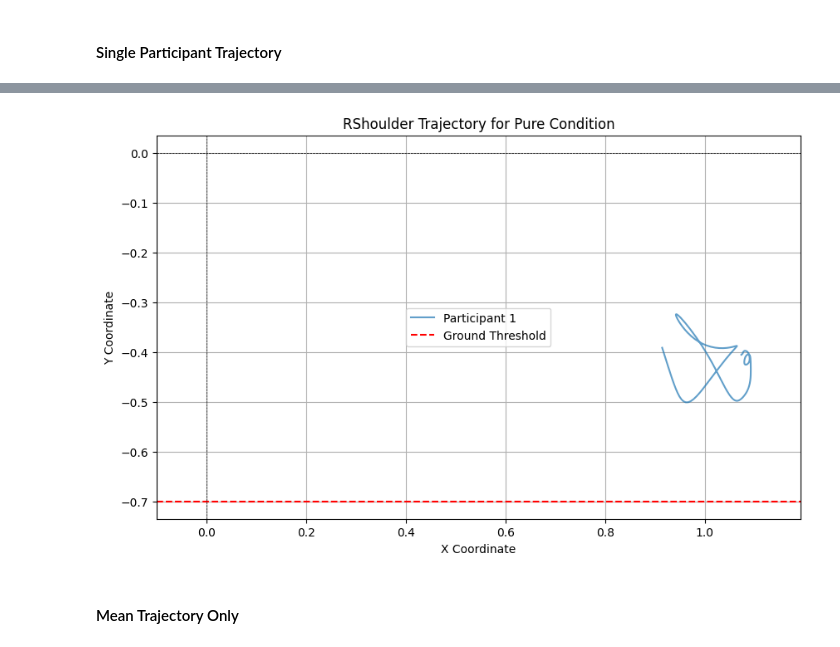
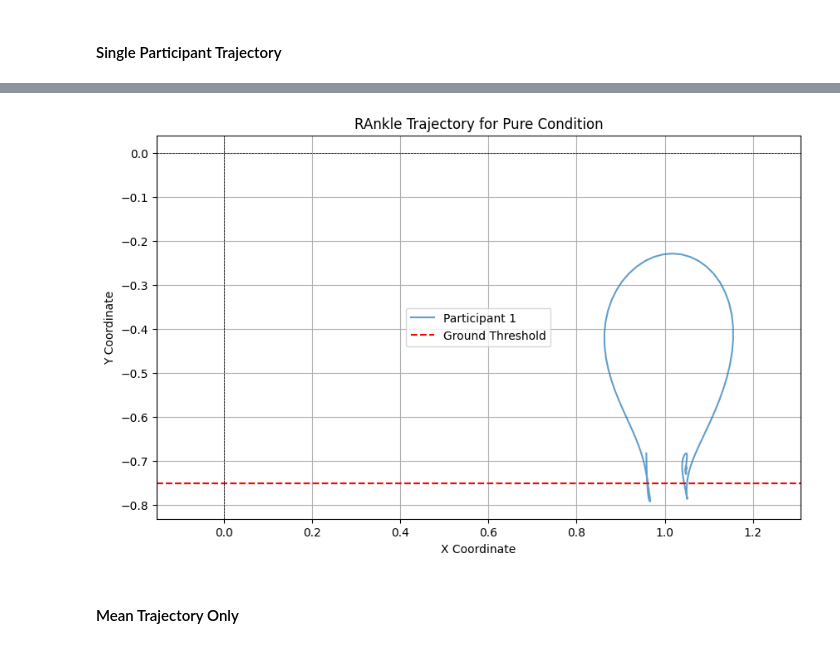
Before and after one commit to Niels-Engedal/GymTracker, a Jupyter notebook: Scripts/analysis_notebook.ipynb, the cells around one changed output, grey strips where cells are left out. Saved outputs shown, nothing was run; the diff lists cells and outputs as text; code cells hidden in the pictures.

```diff
--- a/Scripts/analysis_notebook.ipynb
+++ b/Scripts/analysis_notebook.ipynb
@@ -159,7 +159,7 @@ for joint in joint_names:
 
 # Step 4: Angular Velocity Calculation
 # Identify angular columns (e.g., `right_knee`, `left_knee`, etc.)
-angular_cols = [col for col in merged_df.columns if col in ["right_knee", "left_knee", "left_ankle", "right_ankle"]]
+angular_cols = [col for col in merged_df.columns if col in ["right_knee", "left_knee", "left_ankle", "right_ankle", "left_hip"]]
 for col in angular_cols:
     merged_df[f"{col}_ang_vel"] = merged_df[col].diff() / merged_df["time"].diff()
 
@@ -429,17 +369,17 @@ def plot_joint_trajectory(
 # %%
-joint_to_plot = "RShoulder"
-ground_y_threshold = -0.7
+joint_to_plot = "RAnkle"
+ground_y_threshold = -0.75
 
 plot_joint_trajectory(
     df=merged_df,
     joint_name=joint_to_plot,
     participants=["1", "2"],  # Replace with actual participant IDs
     condition="pettlep",
     title=f"{joint_to_plot} Trajectory for Pure Condition",
     ground_y_threshold=ground_y_threshold,
 )
 # %% [output]
-[figure, old version]
+[figure, new version]
 # %% [markdown]
 #### Mean Trajectory Only
 # %%
```
Also changed, not shown: parts of 15 cells of this notebook, 5 other files.
